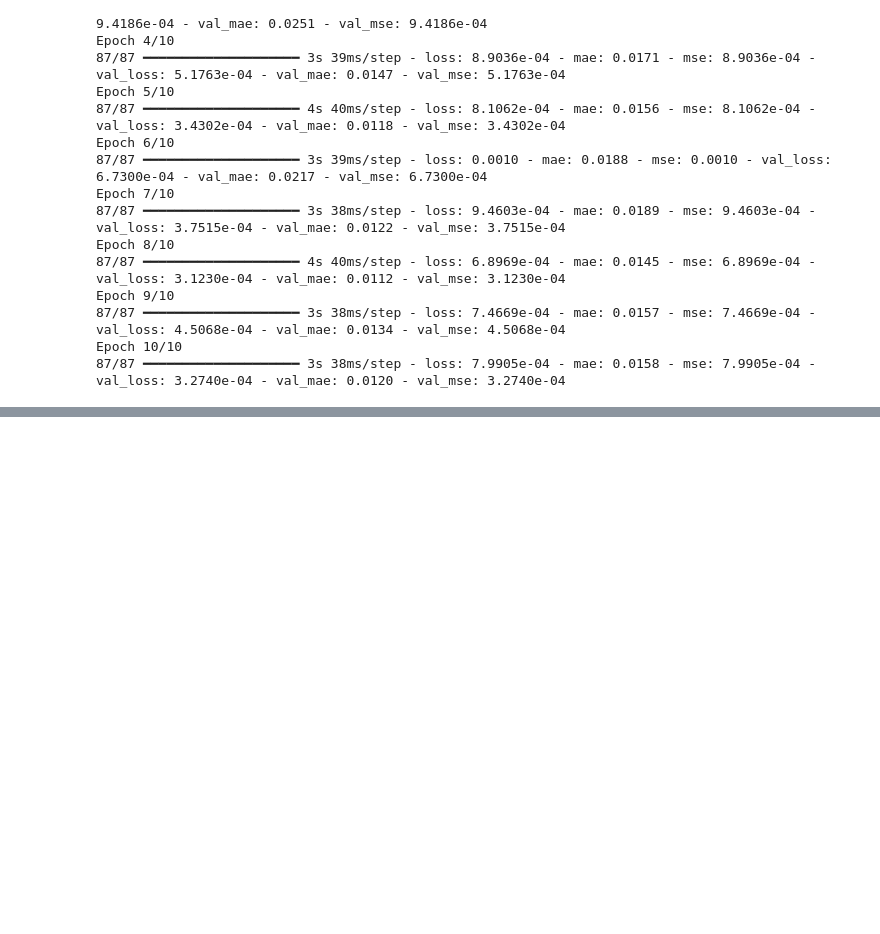
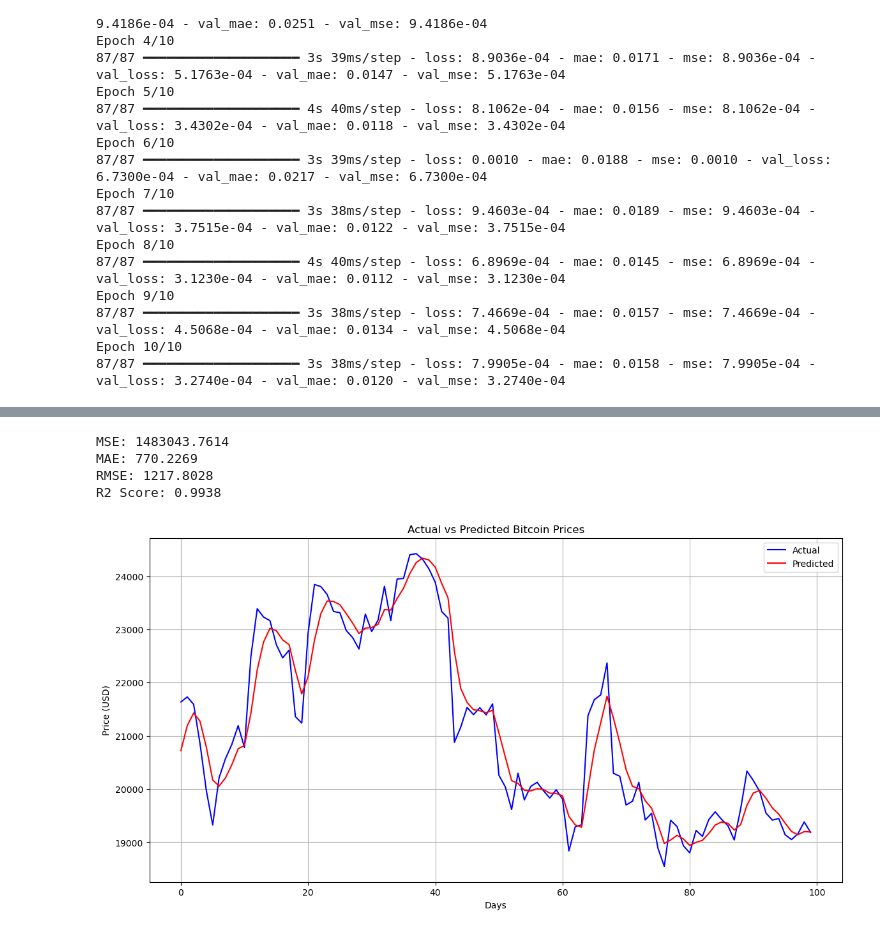
Before and after one commit to khan-asim-88/Comparative-Analysis-of-Time-Series-Forecasting-Models-for-Cryptocurrency-Price-Prediction, a Jupyter notebook: Code.ipynb, the cells around one changed output, grey strips where cells are left out. Cells and saved outputs as stored; diff of their text form; code cells hidden in the pictures; blank space fills up the shorter version.

```diff
--- a/Code.ipynb
+++ b/Code.ipynb
@@ -670,0 +675,14 @@ Epoch 10/10
+# %%
+# Making predictions
+predicted = model_gru.predict(X_test, verbose=0)
+predicted = scaler.inverse_transform(predicted)
+actual = scaler.inverse_transform(y_test.reshape(-1, 1))
+
+# Evaluating the model
+evaluate_model(actual, predicted)
+# %% [output]
+MSE: 1483043.7614
+MAE: 770.2269
+RMSE: 1217.8028
+R2 Score: 0.9938
+[figure, added]
```
Also changed, not shown: parts of 3 cells of this notebook.
